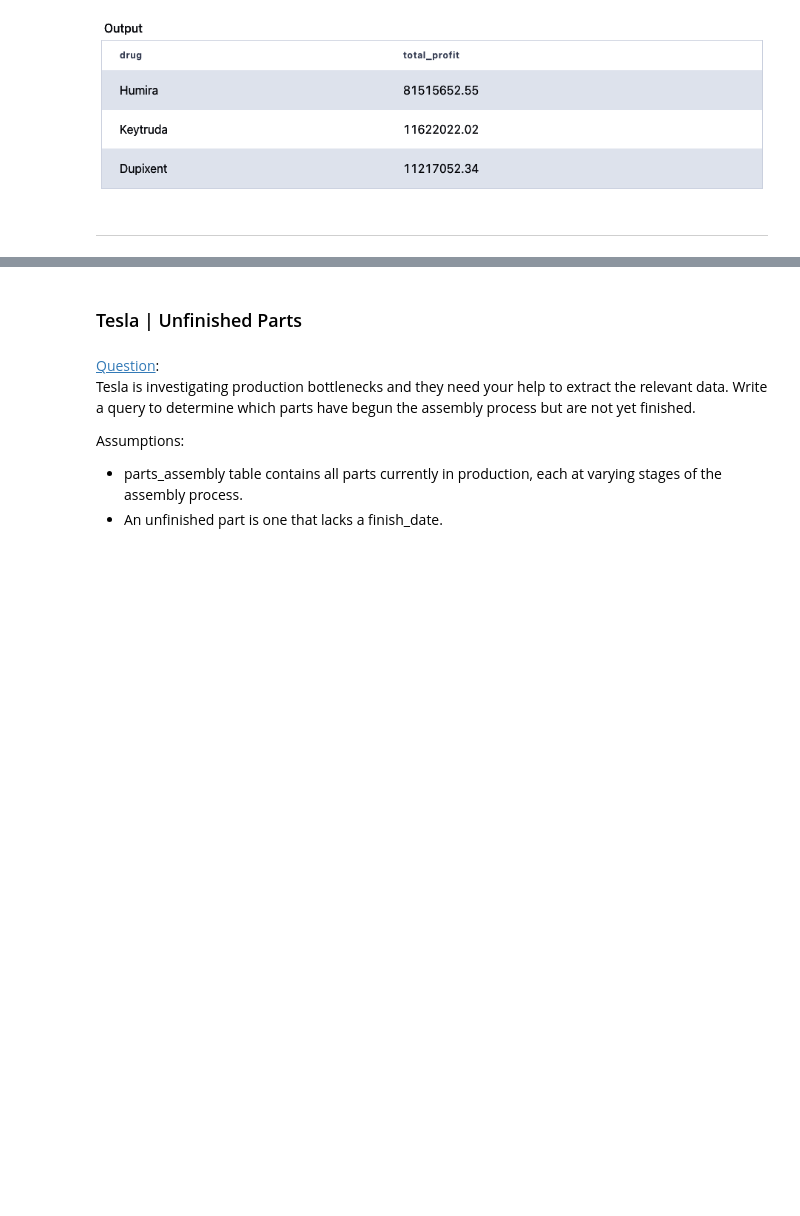
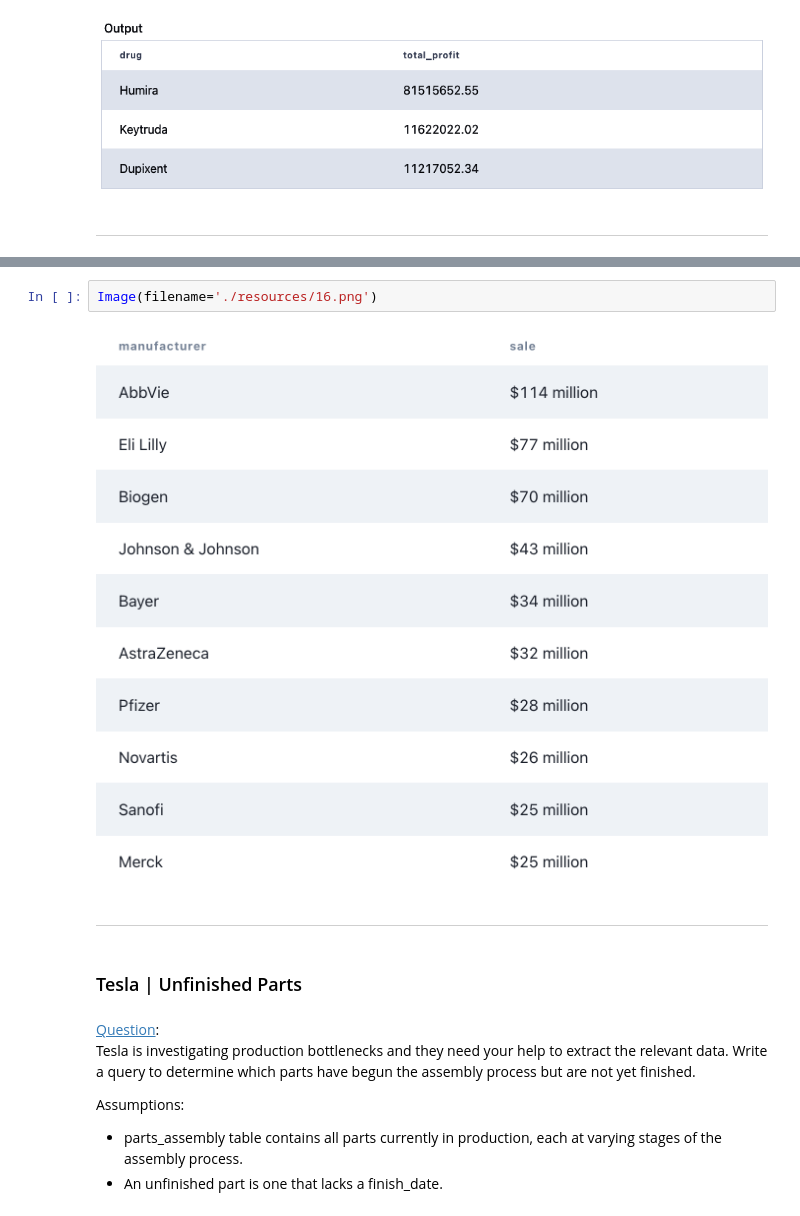
Before and after one commit to A-C-Sai/working-with-data, a Jupyter notebook: interview-prep/datalemur/sql.ipynb, the cells around one changed output, grey strips where cells are left out. Drawn from its saved outputs; the diff is of its cells as text; blank space fills up the shorter version.

```diff
--- a/interview-prep/datalemur/sql.ipynb
+++ b/interview-prep/datalemur/sql.ipynb
@@ -159,3 +211,9 @@ Image(filename='./resources/6.png')
+# %%
+Image(filename='./resources/16.png')
+# %% [output]
+[figure, added]
+# %% [markdown]
+***
 # %% [markdown]
 ### Tesla | Unfinished Parts
 # %% [markdown]
```
Also changed, not shown: parts of 23 cells of this notebook, 4 other files.
